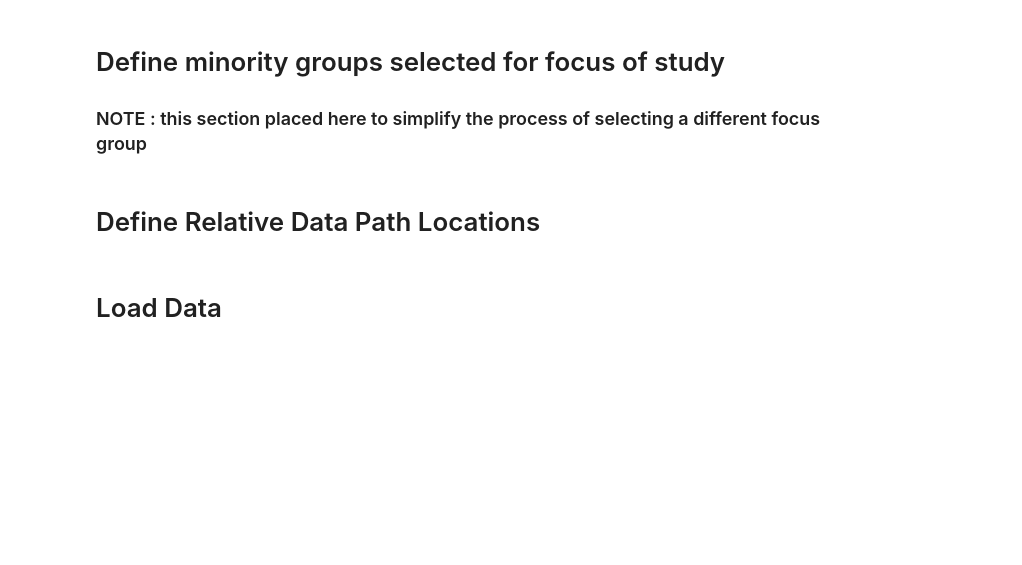
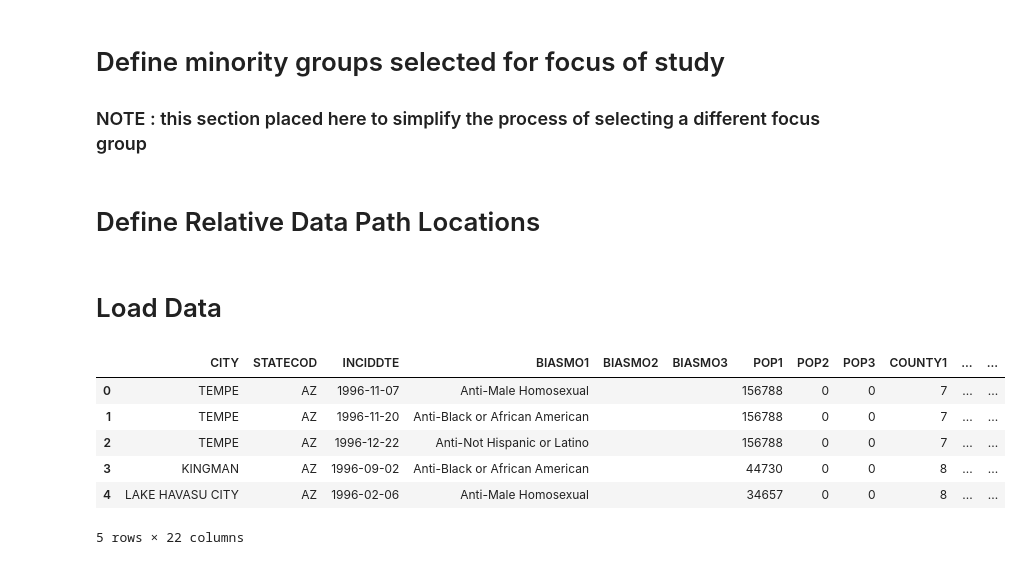
Before and after one commit to AujreliaLyon/Finding-The-Hate, a Jupyter notebook: EDA_Extract_focus_groups.ipynb, the cells around one changed output. Drawn from its saved outputs; the diff is of its cells as text; code cells hidden in the pictures; blank space fills up the shorter version.

```diff
--- a/EDA_Extract_focus_groups.ipynb
+++ b/EDA_Extract_focus_groups.ipynb
@@ -45,6 +45,16 @@ output_focus_group_and_incident = "output_focus_group_and_incident"
 # %%
 violent_crime_with_geographical_location=pandas.DataFrame()
 violent_crime_with_geographical_location=pandas.read_csv(output_path+output_violent_crime_by_city_and_state_with_geographical_location+".csv")
+# %%
+violent_crime_with_geographical_location.head()
+# %% [output]
+|  | CITY | STATECOD | INCIDDTE | BIASMO1 | BIASMO2 | BIASMO3 | POP1 | POP2 | POP3 | COUNTY1 | ... | ... |
+| 0 | TEMPE | AZ | 1996-11-07 | Anti-Male Homosexual |  |  | 156788 | 0 | 0 | 7 | ... | ... |
+| 1 | TEMPE | AZ | 1996-11-20 | Anti-Black or African American |  |  | 156788 | 0 | 0 | 7 | ... | ... |
+| 2 | TEMPE | AZ | 1996-12-22 | Anti-Not Hispanic or Latino |  |  | 156788 | 0 | 0 | 7 | ... | ... |
+| 3 | KINGMAN | AZ | 1996-09-02 | Anti-Black or African American |  |  | 44730 | 0 | 0 | 8 | ... | ... |
+| 4 | LAKE HAVASU CITY | AZ | 1996-02-06 | Anti-Male Homosexual |  |  | 34657 | 0 | 0 | 8 | ... | ... |
+5 rows × 22 columns
 # %%
 focus_groups_dataframe = pandas.DataFrame()
 
```
Also changed, not shown: parts of 2 cells of this notebook, 1 other file.
